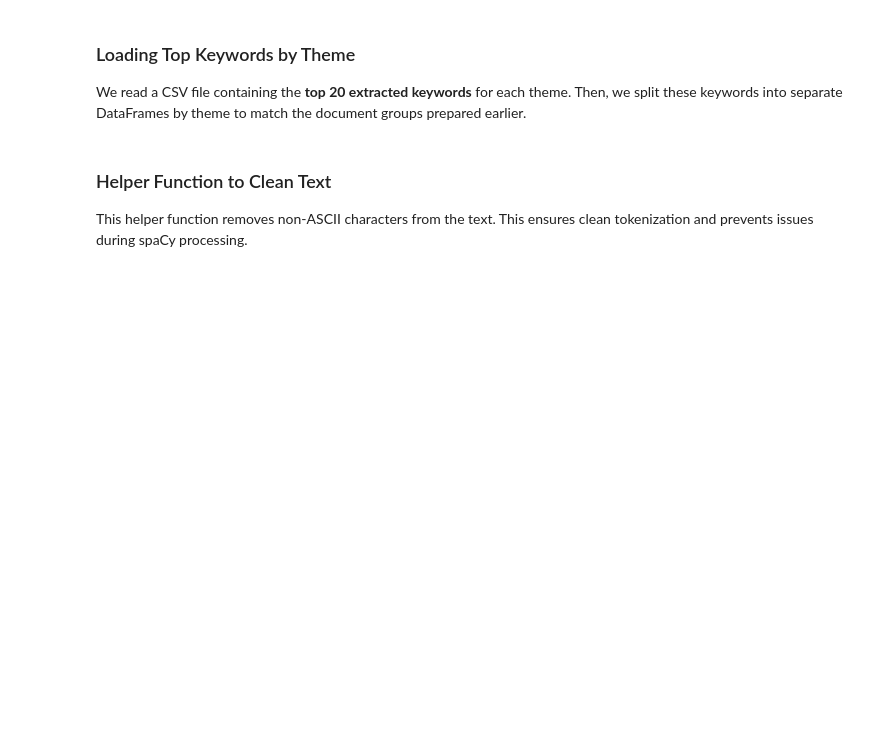
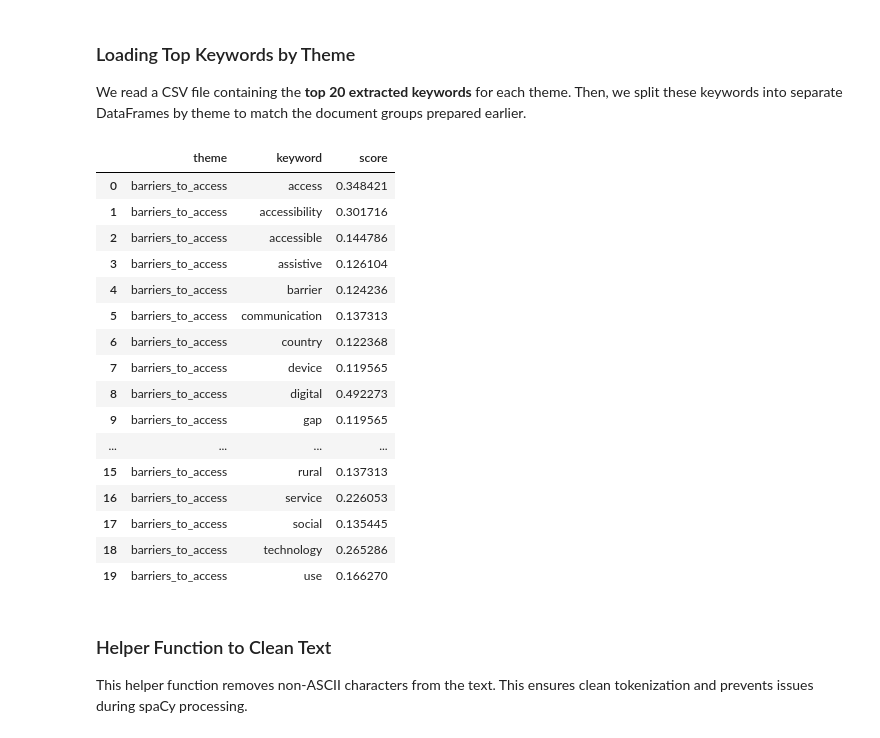
Before and after one commit to MIT-Emerging-Talent/ET6-CDSP-group-24-repo, a Jupyter notebook: 4_data_analysis/keywords_in_context_analysis.ipynb, the cells around one changed output. Drawn from its saved outputs; the diff is of its cells as text; code cells hidden in the pictures; blank space fills up the shorter version.

```diff
--- a/4_data_analysis/keywords_in_context_analysis.ipynb
+++ b/4_data_analysis/keywords_in_context_analysis.ipynb
@@ -153,25 +153,44 @@ Then, we split these keywords into separate DataFrames by theme to match the doc
 # %%
 # Gain the top 20 keywords for each thematic category
 per_theme_keywords = pd.read_csv(
     "../1_datasets/processed_data/per_theme_top_keywords.csv",
 )
 
 # create separate DataFrames for top keywords for each theme
 barrier_to_access_keywords = per_theme_keywords[
     per_theme_keywords["theme"] == "barriers_to_access"
 ]
 digital_infrastructure_keywords = per_theme_keywords[
     per_theme_keywords["theme"] == "digital_infrastructure"
 ]
 inclusive_digital_technology_keywords = per_theme_keywords[
     per_theme_keywords["theme"] == "inclusive_digital_technology"
 ]
 tech_ecosystem_keywords = per_theme_keywords[
     per_theme_keywords["theme"] == "tech_ecosystem"
 ]
 case_studies_keywords = per_theme_keywords[
     per_theme_keywords["theme"] == "case_studies"
 ]
+barrier_to_access_keywords.head(20)
+# %% [output]
+|  | theme | keyword | score |
+| 0 | barriers_to_access | access | 0.348421 |
+| 1 | barriers_to_access | accessibility | 0.301716 |
+| 2 | barriers_to_access | accessible | 0.144786 |
+| 3 | barriers_to_access | assistive | 0.126104 |
+| 4 | barriers_to_access | barrier | 0.124236 |
+| 5 | barriers_to_access | communication | 0.137313 |
+| 6 | barriers_to_access | country | 0.122368 |
+| 7 | barriers_to_access | device | 0.119565 |
+| 8 | barriers_to_access | digital | 0.492273 |
+| 9 | barriers_to_access | gap | 0.119565 |
+| ... | ... | ... | ... |
+| 15 | barriers_to_access | rural | 0.137313 |
+| 16 | barriers_to_access | service | 0.226053 |
+| 17 | barriers_to_access | social | 0.135445 |
+| 18 | barriers_to_access | technology | 0.265286 |
+| 19 | barriers_to_access | use | 0.166270 |
 # %% [markdown]
 ### Helper Function to Clean Text
 
```
Also changed, not shown: parts of 4 cells of this notebook.
